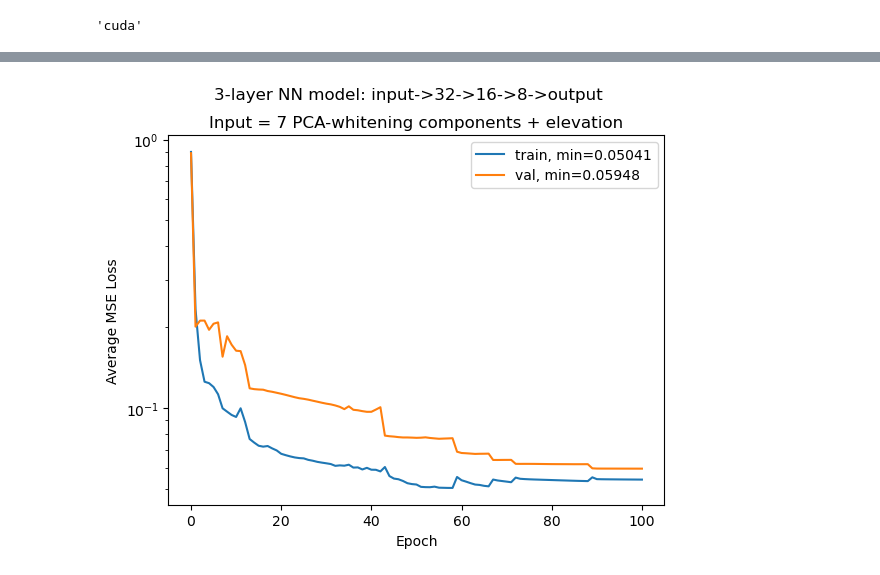
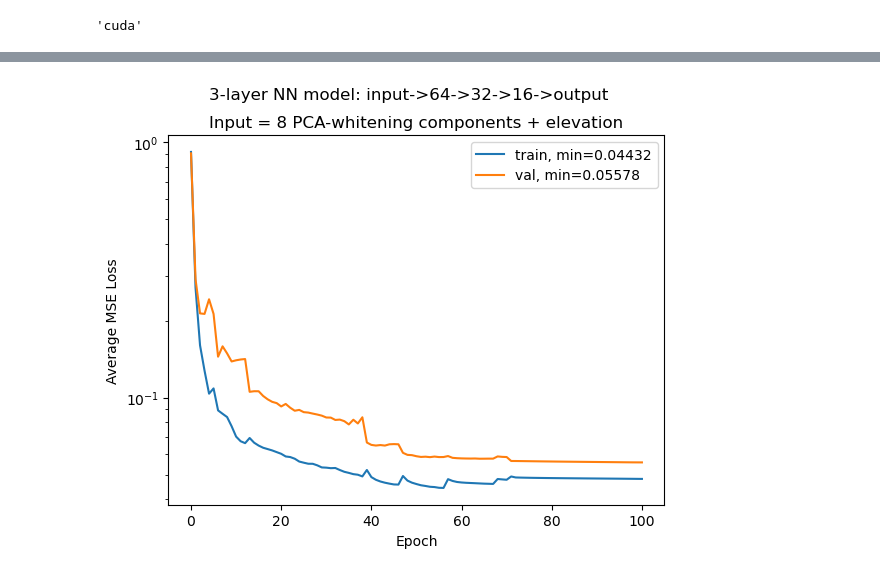
Before and after one commit to DannyCollinson/EMIT-ECOSTRESS, a Jupyter notebook: modeling/Week7_Model_Training.ipynb, the cells around one changed output, grey strips where cells are left out. Drawn from its saved outputs; the diff is of its cells as text; code cells hidden in the pictures.

```diff
--- a/modeling/Week7_Model_Training.ipynb
+++ b/modeling/Week7_Model_Training.ipynb
@@ -43,11 +43,11 @@ device
 
 importlib.reload(data.Datasets)
 
-omit_components = 1
+omit_components = 244 - 8
 
 batch_size = 256
 
-base_data_path = (join_path('Data\\Split_Data'))
+base_data_path = (join_path('Data\\Split_Data_2'))
 
 train_splits = ['00', '02', '04', '06', '08', '10', '12', '14', '16', '18']
 val_splits = ['01', '05', '09', '13', '17']
@@ -61,7 +61,9 @@ emit_train_list = []
 for split in train_splits:
     emit_train_list.append(
         pickle_load(
-            os.path.join(base_data_path, f'PCA_8\\reflectance_{split}.pkl')
+            os.path.join(
+                base_data_path, f'Full_PCA\\reflectance_{split}_pca244.pkl'
+            )
             # os.path.join(base_data_path, f'KPCA\\Cosine\\reflectance_{split}.pkl')
         )
     )
@@ -71,7 +73,9 @@ emit_val_list = []
 for split in val_splits:
     emit_val_list.append(
         pickle_load(
-            os.path.join(base_data_path, f'PCA_8\\reflectance_{split}.pkl')
+            os.path.join(
+                base_data_path, f'Full_PCA\\reflectance_{split}_pca244.pkl'
+            )
             # os.path.join(base_data_path, f'KPCA\\Cosine\\reflectance_{split}.pkl')
         )
     )
@@ -82,7 +86,9 @@ eco_train_list = []
 for split in train_splits:
     eco_train_list.append(
         pickle_load(
-            os.path.join(base_data_path, f'LSTE\\LSTE_{split}.pkl')
+            os.path.join(
+                base_data_path, f'List_Data\\temp_day_{split}_list.pkl'
+            )
         )
     )
 eco_train = np.concatenate(eco_train_list, axis=0)
@@ -91,7 +97,9 @@ eco_val_list = []
 for split in val_splits:
     eco_val_list.append(
         pickle_load(
-            os.path.join(base_data_path, f'LSTE\\LSTE_{split}.pkl')
+            os.path.join(
+                base_data_path, f'List_Data\\temp_day_{split}_list.pkl'
+            )
         )
     )
 eco_val = np.concatenate(eco_val_list, axis=0)
@@ -101,7 +109,9 @@ elev_train_list = []
 for split in train_splits:
     elev_train_list.append(
         pickle_load(
-            os.path.join(base_data_path, f'Elevation\\elevation_{split}.pkl')
+            os.path.join(
+                base_data_path, f'List_Data\\elevation_{split}_list.pkl'
+            )
         )
     )
 elev_train = np.concatenate(elev_train_list, axis=0)
@@ -110,7 +120,9 @@ elev_val_list = []
 for split in val_splits:
     elev_val_list.append(
         pickle_load(
-            os.path.join(base_data_path, f'Elevation\\elevation_{split}.pkl')
+            os.path.join(
+                base_data_path, f'List_Data\\elevation_{split}_list.pkl'
+            )
         )
     )
 elev_val = np.concatenate(elev_val_list, axis=0)
@@ -215,18 +227,18 @@ Epoch 100        Train Loss: 0.054144    Val Loss: 0.059475      Avg Error: 2.89
 # %%
 fig, ax = plt.subplots()
-fig.suptitle('3-layer NN model: input->32->16->8->output')
-ax.set_title('Input = 7 PCA-whitening components + elevation')
+fig.suptitle('3-layer NN model: input->64->32->16->output')
+ax.set_title('Input = 8 PCA-whitening components + elevation')
 ax.semilogy(
     np.arange(len(train_loss)),
     train_loss,
     label=f'train, min={min(train_loss):.4}',
 )
 ax.semilogy(
     np.arange(len(val_loss)), val_loss, label=f'val, min={min(val_loss):.4}'
 )
 ax.set_xlabel('Epoch')
 ax.set_ylabel('Average MSE Loss')
 ax.legend()
 plt.show(fig)
 # %% [output]
-[figure, old version]
+[figure, new version]
```
Also changed, not shown: parts of 14 cells of this notebook, 4 other files.
